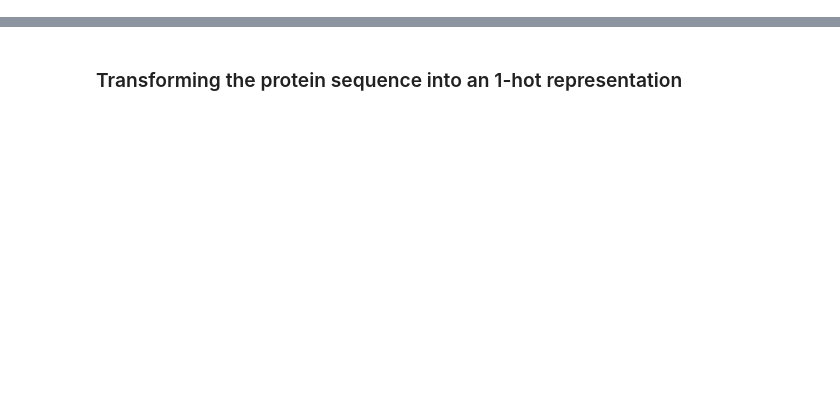
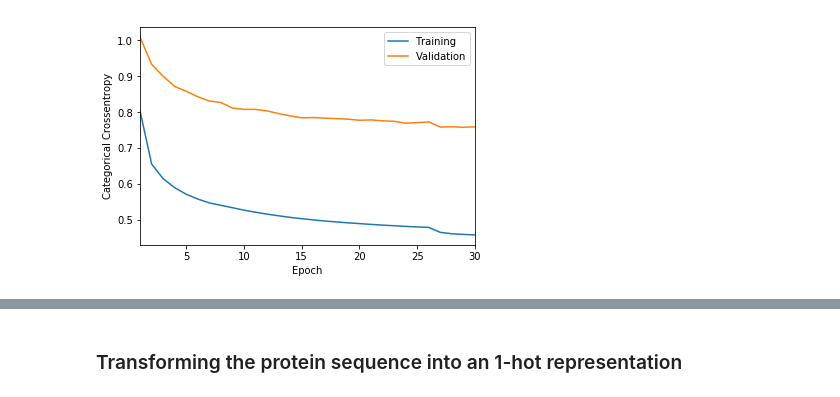
Before and after one commit to thrakar9/dl_bio_workshop, a Jupyter notebook: 02_working_with_sequences.ipynb, the cells around one changed output, grey strips where cells are left out. Drawn from its saved outputs; the diff is of its cells as text; code cells hidden in the pictures; blank space fills up the shorter version.

```diff
--- a/02_working_with_sequences.ipynb
+++ b/02_working_with_sequences.ipynb
@@ -2,0 +117,29 @@
+# %%
+# Define an input sequence and process it.
+encoder_inputs = Input(shape=(None, num_encoder_tokens))
+encoder = CuDNNLSTM(latent_dim, return_state=True)
+encoder_outputs, state_h, state_c = encoder(encoder_inputs)
+# We discard `encoder_outputs` and only keep the states.
+encoder_states = [state_h, state_c]
+
+# Set up the decoder, using `encoder_states` as initial state.
+decoder_inputs = Input(shape=(None, num_decoder_tokens))
+# We set up our decoder to return full output sequences,
+# and to return internal states as well. We don't use the
+# return states in the training model, but we will use them in inference.
+decoder_lstm = CuDNNLSTM(latent_dim, return_sequences=True, return_state=True)
+decoder_outputs, _, _ = decoder_lstm(decoder_inputs, initial_state=encoder_states)
+decoder_dense = Dense(num_decoder_tokens, activation='softmax', kernel_regularizer=rglz.l2(0.01))
+decoder_outputs = decoder_dense(decoder_outputs)
+
+# Define the model that will turn
+# `encoder_input_data` & `decoder_input_data` into `decoder_target_data`
+model = Model([encoder_inputs, decoder_inputs], decoder_outputs)
+# %%
+model.compile(optimizer=RMSprop(), loss='categorical_crossentropy')
+# %%
+model.fit([encoder_input_data, decoder_input_data], decoder_target_data,
+          batch_size=batch_size,
+          epochs=epochs,
+          callbacks=[EarlyStopping(patience=3, verbose=1), ReduceLROnPlateau(patience=1, min_lr=10e-6, verbose=1)],
+          validation_split=0.2)
@@ -2,0 +164,12 @@
+# %%
+history = model.history
+fig, ax = plt.subplots(1, 1)
+ax.plot(range(1, len(history.history['loss'])+1), history.history['loss'], label='Training')
+ax.plot(range(1, len(history.history['loss'])+1), history.history['val_loss'], label='Validation')
+ax.legend(loc='upper right')
+ax.set_xlim(1, epochs)
+ax.set_xlabel('Epoch')
+ax.set_ylabel('Categorical Crossentropy')
+plt.show()
+# %% [output]
+[figure, added]
```
Also changed, not shown: parts of 30 cells of this notebook, 3 other files.
